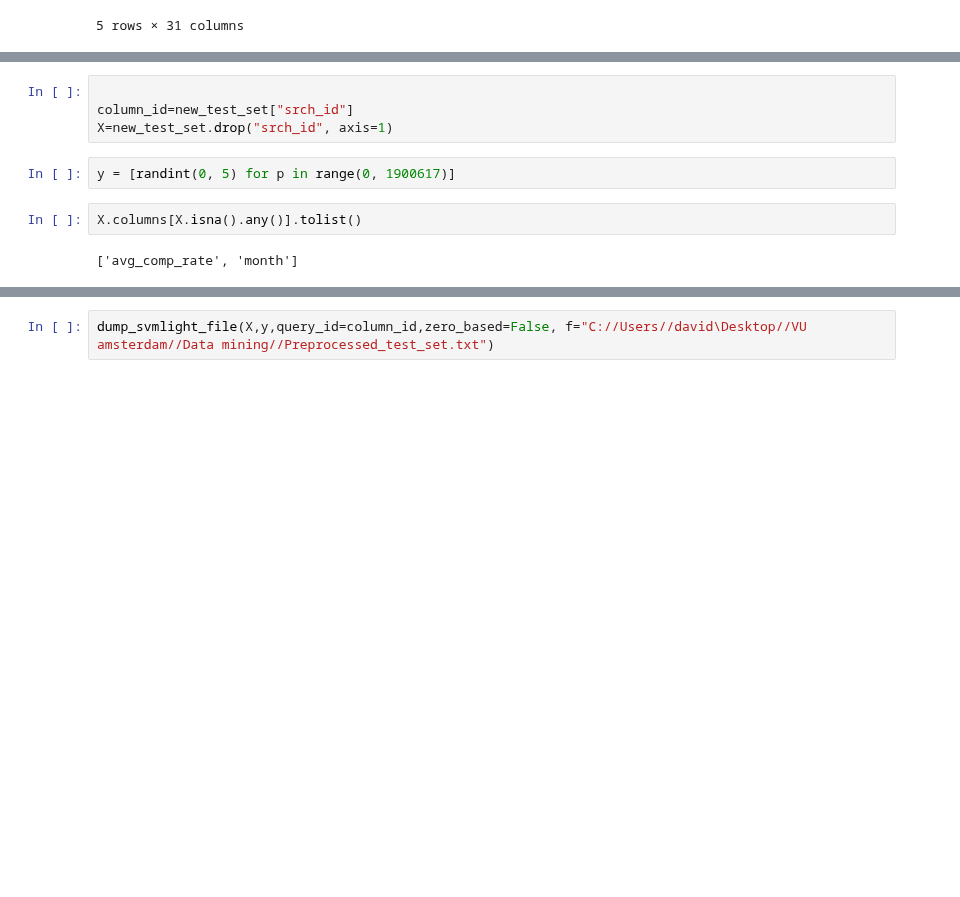
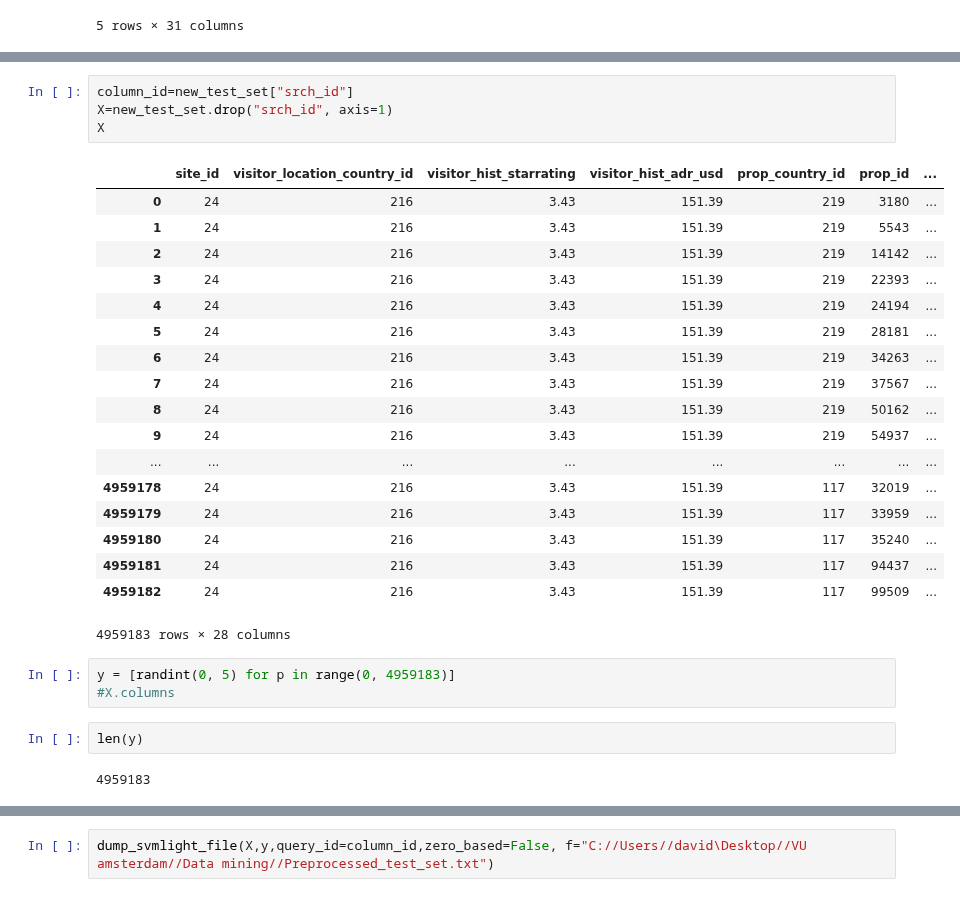
Before and after one commit to DavideBrex/Expedia-Hotels-recommendation-system, a Jupyter notebook: Test_ranking_models.ipynb, the cells around one changed output, grey strips where cells are left out. Saved outputs shown, nothing was run; the diff lists cells and outputs as text; blank space fills up the shorter version.

```diff
--- a/Test_ranking_models.ipynb
+++ b/Test_ranking_models.ipynb
@@ -454,13 +493,33 @@ Index(['srch_id', 'site_id', 'visitor_location_country_id',
 # %%
-
 column_id=new_test_set["srch_id"]
 X=new_test_set.drop("srch_id", axis=1)
+X
+# %% [output]
+|  | site_id | visitor_location_country_id | visitor_hist_starrating | visitor_hist_adr_usd | prop_country_id | prop_id | ... |
+| 0 | 24 | 216 | 3.43 | 151.39 | 219 | 3180 | ... |
+| 1 | 24 | 216 | 3.43 | 151.39 | 219 | 5543 | ... |
+| 2 | 24 | 216 | 3.43 | 151.39 | 219 | 14142 | ... |
+| 3 | 24 | 216 | 3.43 | 151.39 | 219 | 22393 | ... |
+| 4 | 24 | 216 | 3.43 | 151.39 | 219 | 24194 | ... |
+| 5 | 24 | 216 | 3.43 | 151.39 | 219 | 28181 | ... |
+| 6 | 24 | 216 | 3.43 | 151.39 | 219 | 34263 | ... |
+| 7 | 24 | 216 | 3.43 | 151.39 | 219 | 37567 | ... |
+| 8 | 24 | 216 | 3.43 | 151.39 | 219 | 50162 | ... |
+| 9 | 24 | 216 | 3.43 | 151.39 | 219 | 54937 | ... |
+| ... | ... | ... | ... | ... | ... | ... | ... |
+| 4959178 | 24 | 216 | 3.43 | 151.39 | 117 | 32019 | ... |
+| 4959179 | 24 | 216 | 3.43 | 151.39 | 117 | 33959 | ... |
+| 4959180 | 24 | 216 | 3.43 | 151.39 | 117 | 35240 | ... |
+| 4959181 | 24 | 216 | 3.43 | 151.39 | 117 | 94437 | ... |
+| 4959182 | 24 | 216 | 3.43 | 151.39 | 117 | 99509 | ... |
+4959183 rows × 28 columns
 # %%
-y = [randint(0, 5) for p in range(0, 1900617)]
+y = [randint(0, 5) for p in range(0, 4959183)]
+#X.columns
-# %%
-X.columns[X.isna().any()].tolist()
-# %% [output]
-['avg_comp_rate', 'month']
+# %%
+len(y)
+# %% [output]
+4959183
 # %%
 #np.all(np.isfinite(X))
 #X= X.replace([np.inf, -np.inf], np.nan)
```
Also changed, not shown: parts of 16 cells of this notebook, 2 other files.
